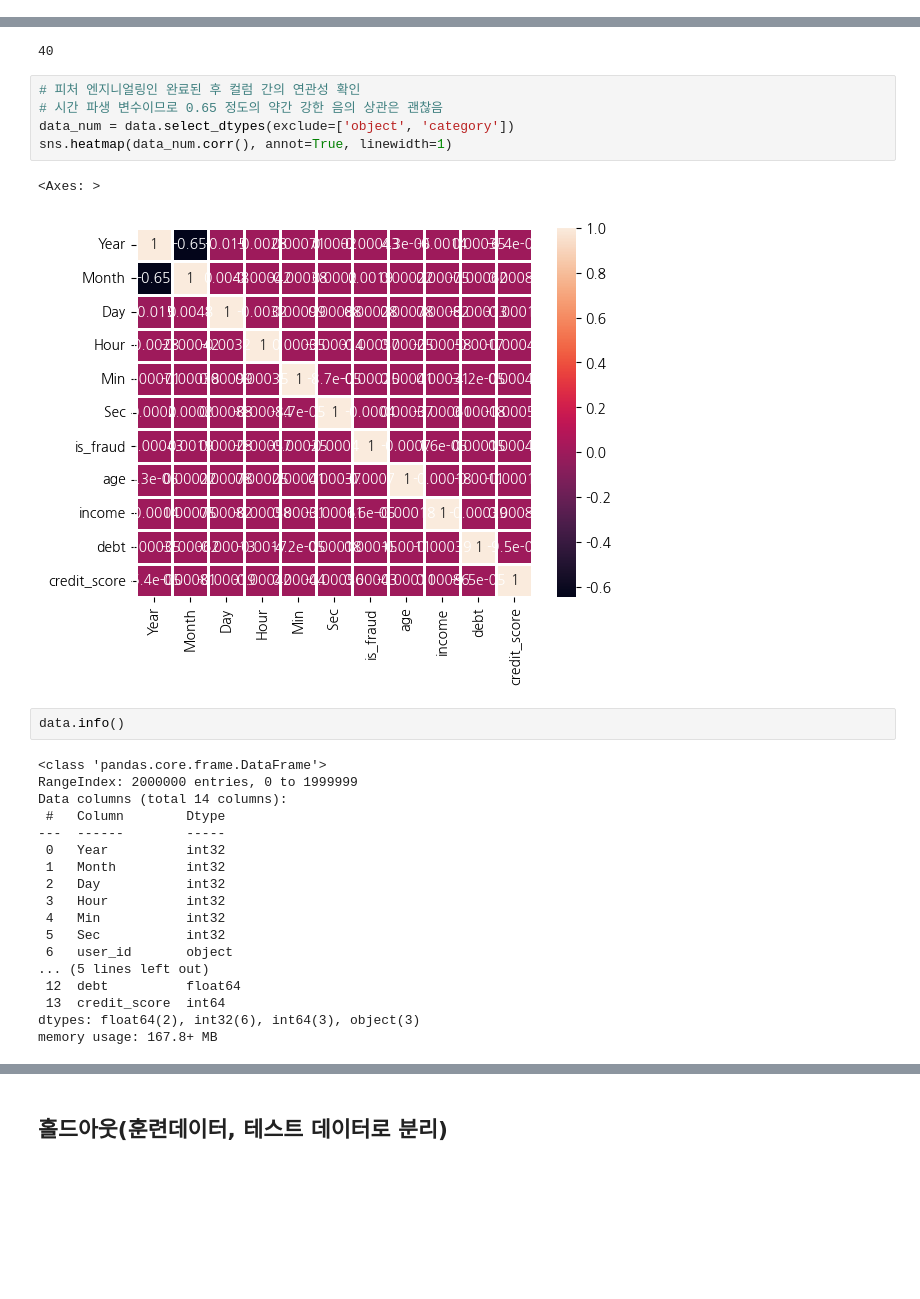
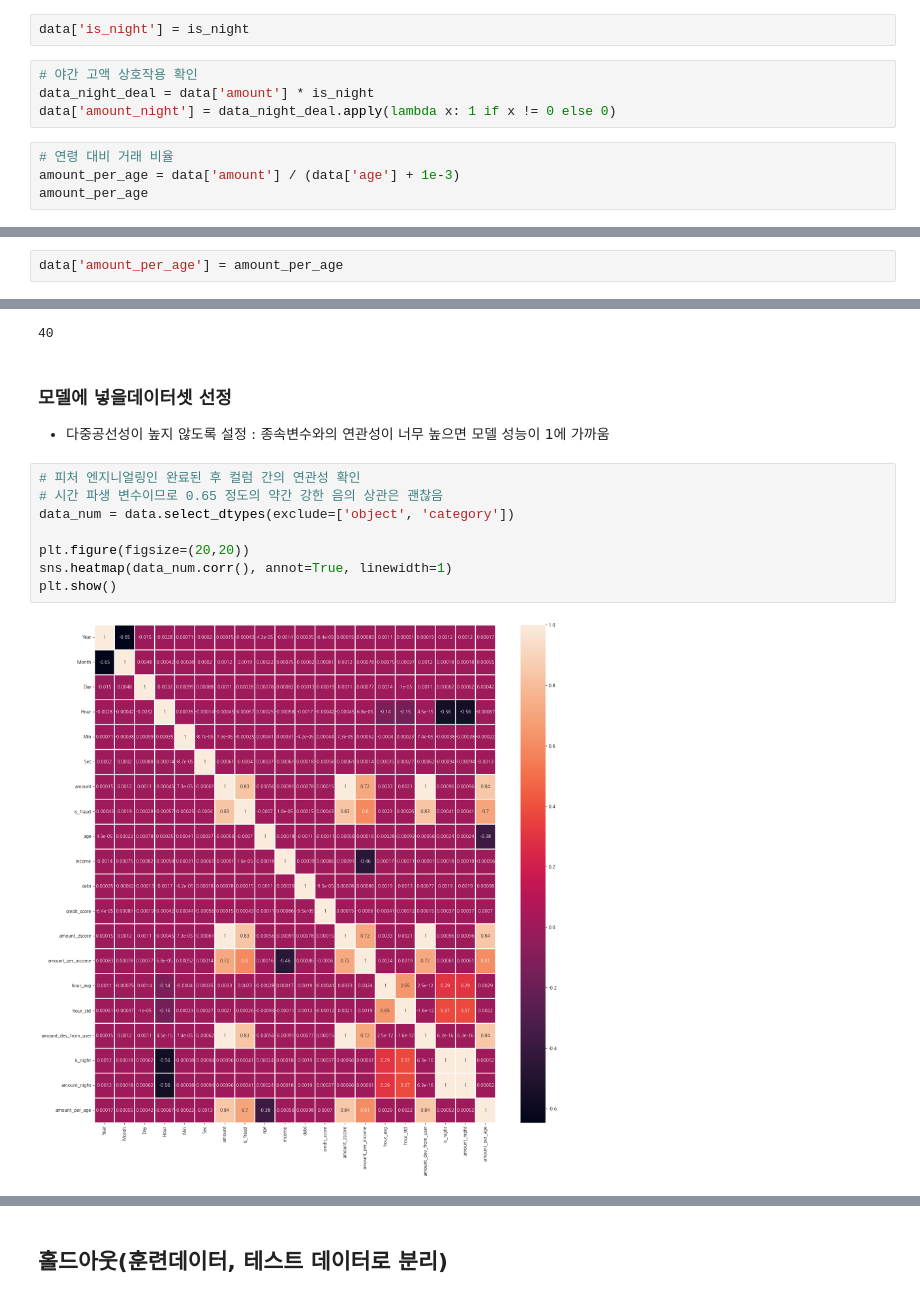
Before and after one commit to KEEPGOINGNOW/Fintech_Service_2nd, a Jupyter notebook: 00_DataAnalysis/02_Kaggle_분류분석_신용카드_이상거래.ipynb, the cells around one changed output, grey strips where cells are left out. Cells and saved outputs as stored; diff of their text form; blank space fills up the shorter version.

Commit message:
Data_Analysis_Update

```diff
--- a/00_DataAnalysis/02_Kaggle_분류분석_신용카드_이상거래.ipynb
+++ b/00_DataAnalysis/02_Kaggle_분류분석_신용카드_이상거래.ipynb
@@ -437,0 +555,10 @@ data.head()
+# %%
+data['is_night'] = is_night
+# %%
+# 야간 고액 상호작용 확인
+data_night_deal = data['amount'] * is_night
+data['amount_night'] = data_night_deal.apply(lambda x: 1 if x != 0 else 0)
+# %%
+# 연령 대비 거래 비율
+amount_per_age = data['amount'] / (data['age'] + 1e-3)
+amount_per_age
@@ -437,0 +578,2 @@ data.head()
+# %%
+data['amount_per_age'] = amount_per_age
@@ -469,31 +627,16 @@ data['location'] = data['location'].apply(lambda x:x if loc_value[x] >= 1000 els
 data['location'].nunique()
 # %% [output]
 40
+# %% [markdown]
+### 모델에 넣을데이터셋 선정
+- 다중공선성이 높지 않도록 설정 : 종속변수와의 연관성이 너무 높으면 모델 성능이 1에 가까움
 # %%
 # 피처 엔지니얼링인 완료된 후 컬럼 간의 연관성 확인
 # 시간 파생 변수이므로 0.65 정도의 약간 강한 음의 상관은 괜찮음
 data_num = data.select_dtypes(exclude=['object', 'category'])
+
+plt.figure(figsize=(20,20))
 sns.heatmap(data_num.corr(), annot=True, linewidth=1)
+plt.show()
 # %% [output]
-<Axes: >
-[figure, old version]
+[figure, new version]
-# %%
-data.info()
-# %% [output]
-<class 'pandas.core.frame.DataFrame'>
-RangeIndex: 2000000 entries, 0 to 1999999
-Data columns (total 14 columns):
- #   Column        Dtype
----  ------        -----
- 0   Year          int32
- 1   Month         int32
- 2   Day           int32
- 3   Hour          int32
- 4   Min           int32
- 5   Sec           int32
- 6   user_id       object
-... (5 lines left out)
- 12  debt          float64
- 13  credit_score  int64
-dtypes: float64(2), int32(6), int64(3), object(3)
-memory usage: 167.8+ MB
```
Also changed, not shown: parts of 30 cells of this notebook, 1 other file.
